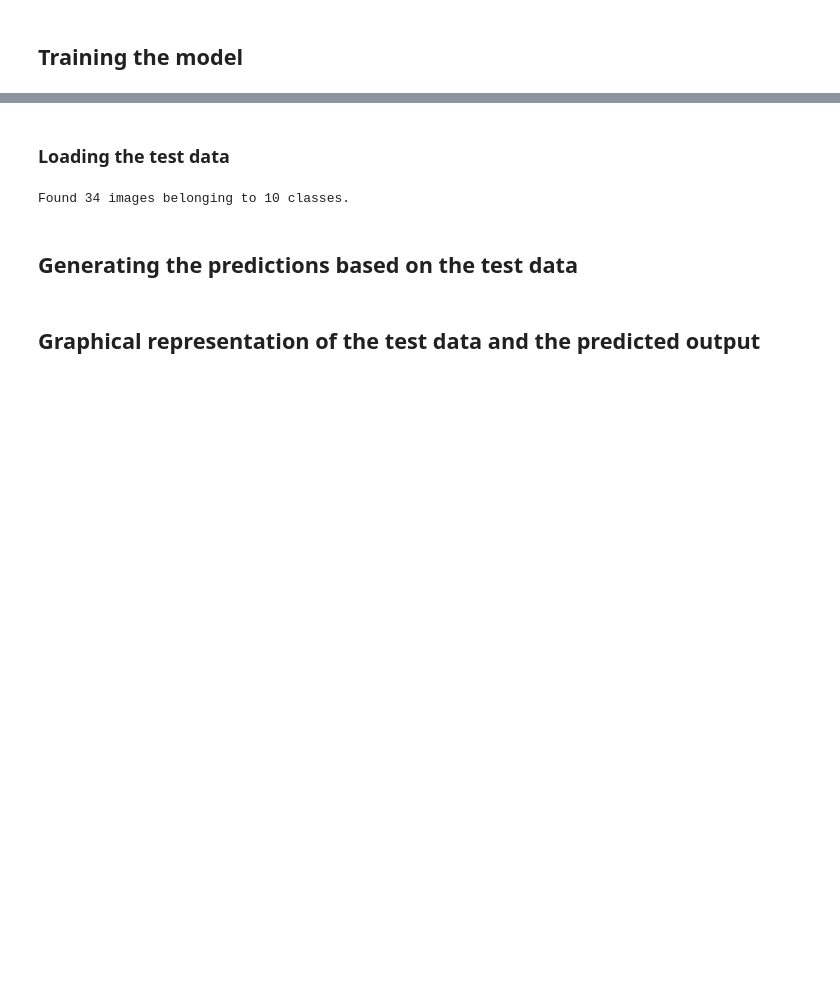
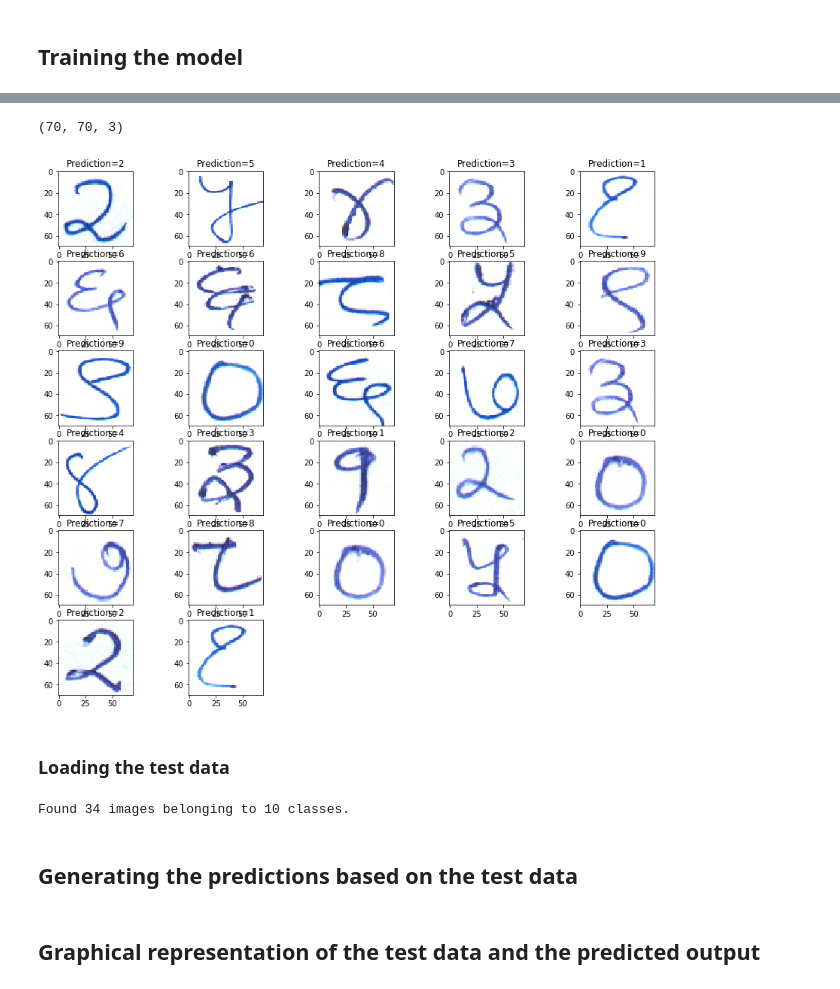
Before and after one commit to subhrajyotidasgupta/DevanagariHTR, a Jupyter notebook: devanagri_cnn.ipynb, the cells around one changed output, grey strips where cells are left out. Saved outputs shown, nothing was run; the diff lists cells and outputs as text; code cells hidden in the pictures; blank space fills up the shorter version.

```diff
--- a/devanagri_cnn.ipynb
+++ b/devanagri_cnn.ipynb
@@ -57,16 +57,16 @@ Found 28 images belonging to 10 classes.
 model = Sequential()
 model.add(Conv2D(6, (3,3), input_shape = (70,70,3), activation='relu'))
 model.add(MaxPooling2D(pool_size=(2,2)))
-model.add(Dropout(0.25))
+model.add(BatchNormalization())
 
-model.add(Conv2D(12, (3,3), activation='relu'))
-model.add(MaxPooling2D(pool_size=(2,2)))
-model.add(Dropout(0.5))
+#model.add(Conv2D(10, (3,3), activation='relu'))
+#model.add(MaxPooling2D(pool_size=(2,2)))
+#model.add(BatchNormalization())
 
 model.add(Flatten())
-model.add(Dense(60, activation='relu'))
-model.add(Dropout(0.25))
-model.add(Dense(10, activation='softmax'))
+#model.add(Dense(60, activation='relu'))
+#model.add(Dropout(0.25))
+model.add(Dense(10, activation='softmax' ))
 
 model.compile(loss = 'categorical_crossentropy', optimizer = keras.optimizers.Adadelta(), metrics = ['accuracy'])
 # %% [markdown]
@@ -94,10 +88,12 @@ _________________________________________________________________
 # %% [markdown]
 ## Training the model
 # %%
-es = EarlyStopping(monitor='val_acc', mode='max', patience=5)
+#es = EarlyStopping(monitor='val_acc', mode='max')
+reduce_lr = ReduceLROnPlateau(monitor='val_loss', factor=0.2,
+                              patience=5, min_lr=0.001)
 model.fit_generator(train_generator,
-                   epochs = 10,
+                   epochs = 100,
                    validation_data = valid_generator,
                    verbose = 1,
-                   callbacks = [es])
+                   callbacks = [reduce_lr])
 # %% [output]
@@ -124,4 +117,21 @@ Epoch 10/10
 <keras.callbacks.History at 0x...>
+# %%
+valid_preds = model.predict_generator(valid_generator)
+valid_preds = np.argmax(valid_preds, axis = 1)
+# %%
+valid_generator[0][0][0].shape
+# %% [output]
+(70, 70, 3)
+# %%
+fig = plt.figure(figsize=(15,15))
+for i in range(1,28):
+    img = valid_generator[i-1][0][0]
+    fig.add_subplot(7,5,i)
+    plt.imshow(img)
+    plt.title('Prediction='+str(valid_preds[i-1]))
+plt.show()
+# %% [output]
+[figure, added]
 # %% [markdown]
 ### Loading the test data
 # %%
```
Also changed, not shown: parts of 3 cells of this notebook.
